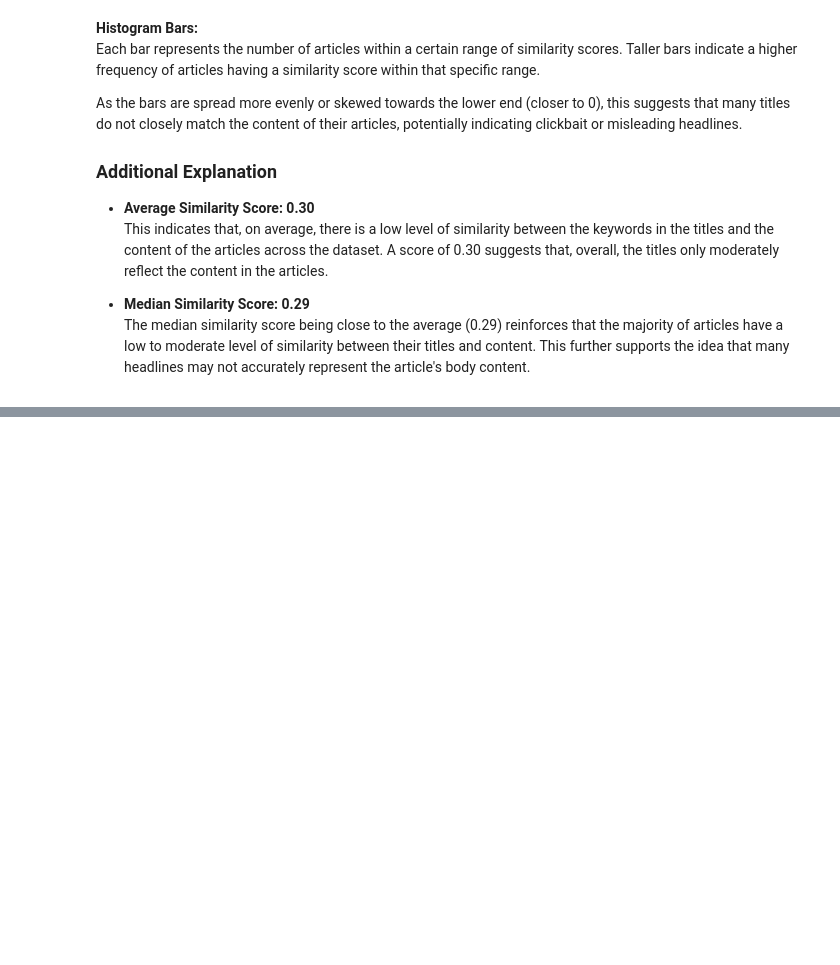
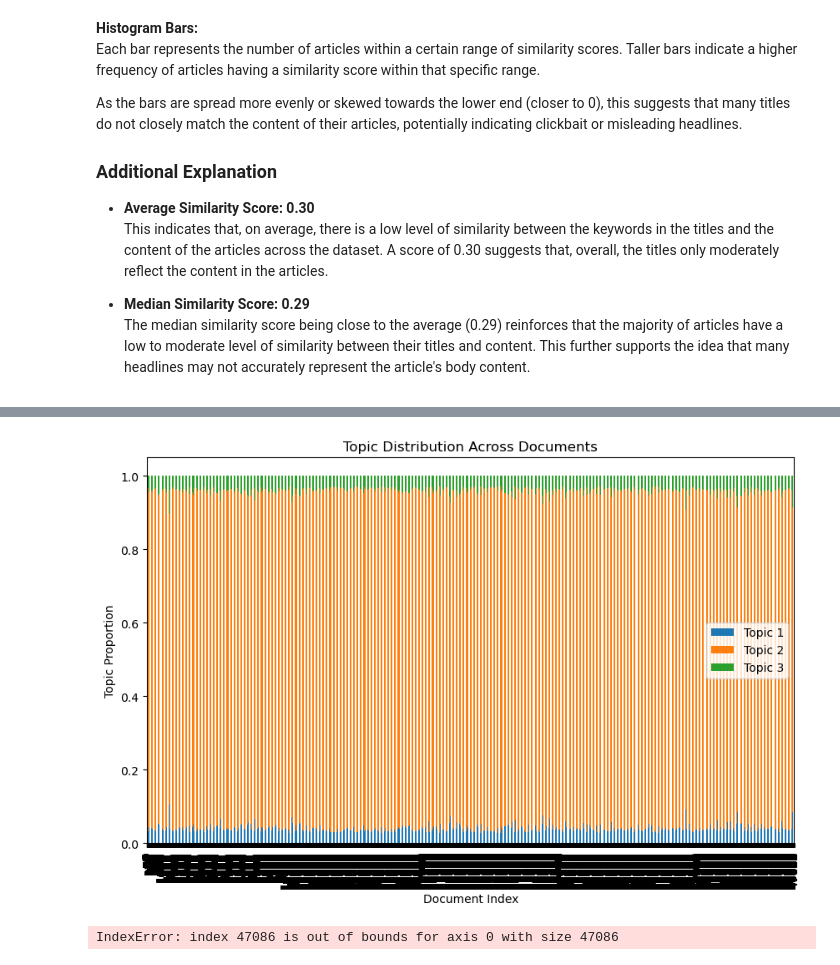
Before and after one commit to sumeyaaaa/news_correlation_10ac_week0, a Jupyter notebook: week0-notebook/data_analysis.ipynb, the cells around one changed output, grey strips where cells are left out. Drawn from its saved outputs; the diff is of its cells as text; code cells hidden in the pictures; blank space fills up the shorter version.

```diff
--- a/week0-notebook/data_analysis.ipynb
+++ b/week0-notebook/data_analysis.ipynb
@@ -1320,0 +1336,14 @@ documents = merged_df['combined_text'].tolist()
+# %%
+### Step 4: Interpret and Categorize Results ###
+
+# Print the topics discovered by the LDA model
+for idx, topic in lda_model.print_topics(-1):
+    print(f"\nTopic #{idx}:")
+    print(topic)
+
+# Categorize documents by their dominant topic
+document_topics = [max(lda_model.get_document_topics(doc), key=lambda x: x[1])[0] for doc in corpus]
+merged_df['topic_category'] = document_topics
+
+print("\nCategorized Documents with Topics:")
+print(merged_df[['title', 'topic_category']])
@@ -1320,0 +1368,64 @@ documents = merged_df['combined_text'].tolist()
+# %%
+
+### Step 4: Visualize Topics with pyLDAvis ###
+
+
+
+
+# Prepare data for pyLDAvis
+lda_display = pyLDAvis.gensim_models.prepare(lda_model, corpus, id2word)
+
+# Display the interactive visualization within the notebook
+pyLDAvis.display(lda_display)
+
+### Step 5: Plot Topic Distribution Across Documents ###
+
+# Get topic distribution for each document
+document_topics = [lda_model.get_document_topics(doc) for doc in corpus]
+
+# Prepare data for plotting
+topic_distribution = pd.DataFrame([[topic[1] for topic in doc] for doc in document_topics])
+topic_distribution.columns = [f'Topic {i+1}' for i in range(topic_distribution.shape[1])]
+
+# Plot the topic distribution
+topic_distribution.plot(kind='bar', stacked=True, figsize=(10, 6))
+plt.xlabel('Document Index')
+plt.ylabel('Topic Proportion')
+plt.title('Topic Distribution Across Documents')
+plt.show()
+# %% [output]
+[figure, added]
+# %%
+import matplotlib.pyplot as plt
+import pandas as pd
+import pyLDAvis.gensim_models
+
+# Prepare data for pyLDAvis
+lda_display = pyLDAvis.gensim_models.prepare(lda_model, corpus, id2word)
+
+# Display the interactive visualization within the notebook
+pyLDAvis.display(lda_display)
+
+### Step 5: Plot Topic Distribution Across Documents ###
+
+# Get topic distribution for each document
+document_topics = [lda_model.get_document_topics(doc) for doc in corpus]
+
+# Convert topic distribution to a DataFrame
+topic_distribution = pd.DataFrame(
+    [[dict(doc).get(i, 0) for i in range(lda_model.num_topics)] for doc in document_topics],
+    columns=[f'Topic {i+1}' for i in range(lda_model.num_topics)]
+)
+
+# Plot the topic distribution
+plt.figure(figsize=(12, 8))
+ax = topic_distribution.plot(kind='bar', stacked=True, colormap='tab10', figsize=(12, 8))
+plt.xlabel('Document Index')
+plt.ylabel('Topic Proportion')
+plt.title('Topic Distribution Across Documents')
+plt.legend(title='Topics')
+plt.grid(True)
+plt.tight_layout()
+plt.show()
+# %% [output]
+IndexError: index 47086 is out of bounds for axis 0 with size 47086
```
Also changed, not shown: parts of 24 cells of this notebook.
